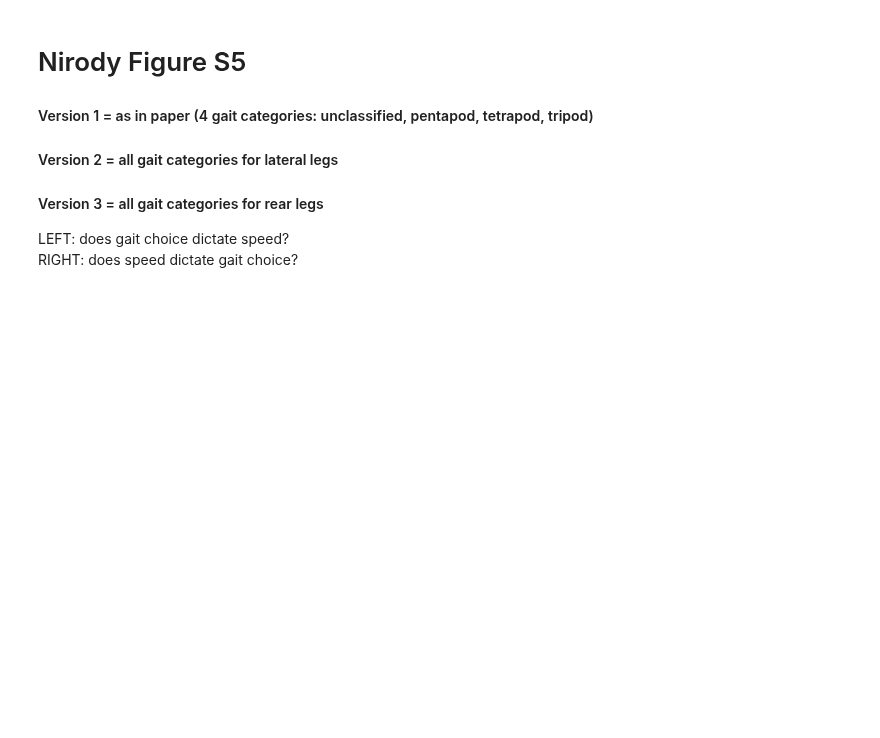
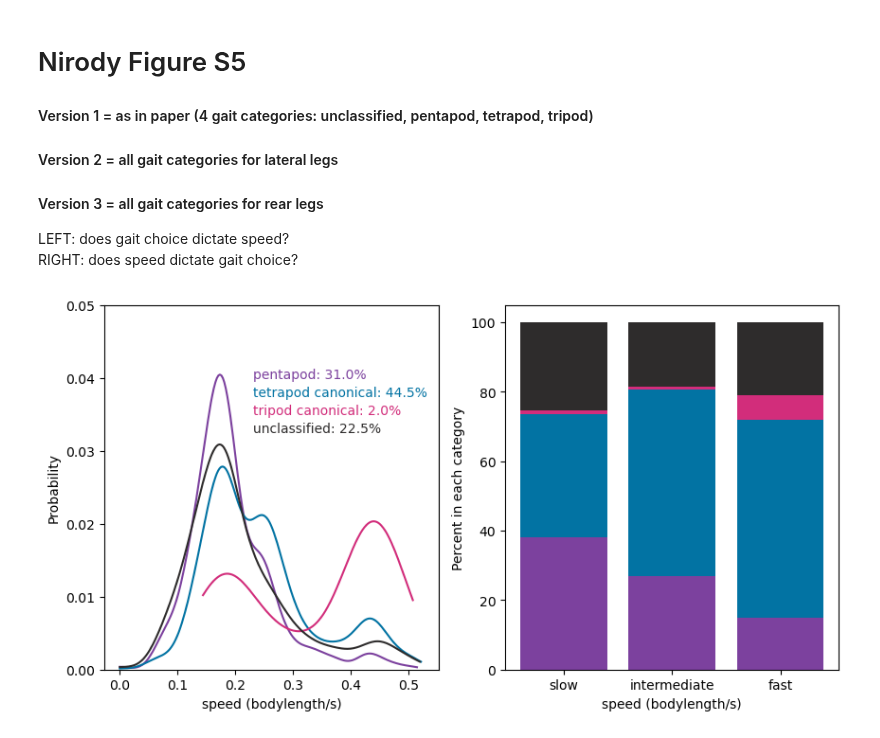
Before and after one commit to enwudz/gait, a Jupyter notebook: Speed and Step Kinematics.ipynb, the cells around one changed output. Saved outputs shown, nothing was run; the diff lists cells and outputs as text; code cells hidden in the pictures; blank space fills up the shorter version.

Commit message:
Speed and Step Kinematics plots and updates

```diff
--- a/Speed and Step Kinematics.ipynb
+++ b/Speed and Step Kinematics.ipynb
@@ -279,9 +350,56 @@ RIGHT: does speed dictate gait choice?
 # %%
 '''
 VERSION 1 = 4 gait categories: unclassified, pentapod, tetrapod, tripod
+
+% in each gait are slightly different here compared to kinematics overview notebook
+In kinematics overview, I report average value across all individuals
+In this analysis, I report average value across all video frames
+    (some individuals have more frames than others)
 '''
 
 # load the gait_speeds data into a dataframe
 gaitspeed_df = pd.read_excel(data_file, sheet_name='gait_speeds', index_col=None)
+# print(np.unique(gaitspeed_df['gaits_lateral'].values)) # just to see what we have
+# print(gaitspeed_df.columns) # just to see what is there
 
-hexapod_combos, hexapod_color_dict = gaitFunctions.get_gait_combo_colors('hexapod')
+# set up categories and values to plot
+speed_col = 'speed (bodylength/s)' # 'speed (bodylength/s)' or 'speed (mm/s)'
+categories = ['pentapod','tetrapod_canonical','tripod_canonical']
+# include unclassified?
+include_unclassified = True
+
+# set up figure
+f,(ax1,ax2) = plt.subplots(1,2,figsize=(10,5))
+
+# get LEFT axis
+ax1, category_lists, category_names, color_dict = gaitDensityPlot(ax1, categories, gaitspeed_df, speed_col, include_unclassified)
+
+'''
+RIGHT = % in each gait in speed categories low, medium, high
+'''
+# all_speeds = []
+# for speed_vals in category_lists:
+#     all_speeds.extend(speed_vals)
+# plot distribution of different speeds?
+# ax2 = sns.histplot(all_speeds, binwidth = 0.01, ax=ax2)
+
+# partition speeds into three groups: low, medium, high
+speed_boundaries = [0,0.2,0.3,1]
+ax2 = speedPartitionPlot(ax2, speed_boundaries, category_lists, category_names, color_dict)
+
+# fake legend for left plot
+legend_maxy = 0.04
+legend_yincrement = 0.0025
+legend_x = 0.23
+# how many are in each gait category
+percents_in_category = [np.round(len(x) * 100 / np.sum([len(x) for x in category_lists]),1) for x in category_lists]
+for i, catname in enumerate(category_names):
+    ax1.text(legend_x, legend_maxy-(i*legend_yincrement),
+            catname + ': ' + str(percents_in_category[i]) + '%',
+            color=color_dict[catname])
+ax1.set_xlabel(speed_col)
+ax1.set_ylim([0,0.05])
+
+plt.show()
+# %% [output]
+[figure, added]
```
Also changed, not shown: parts of 6 cells of this notebook, 2 other files.
